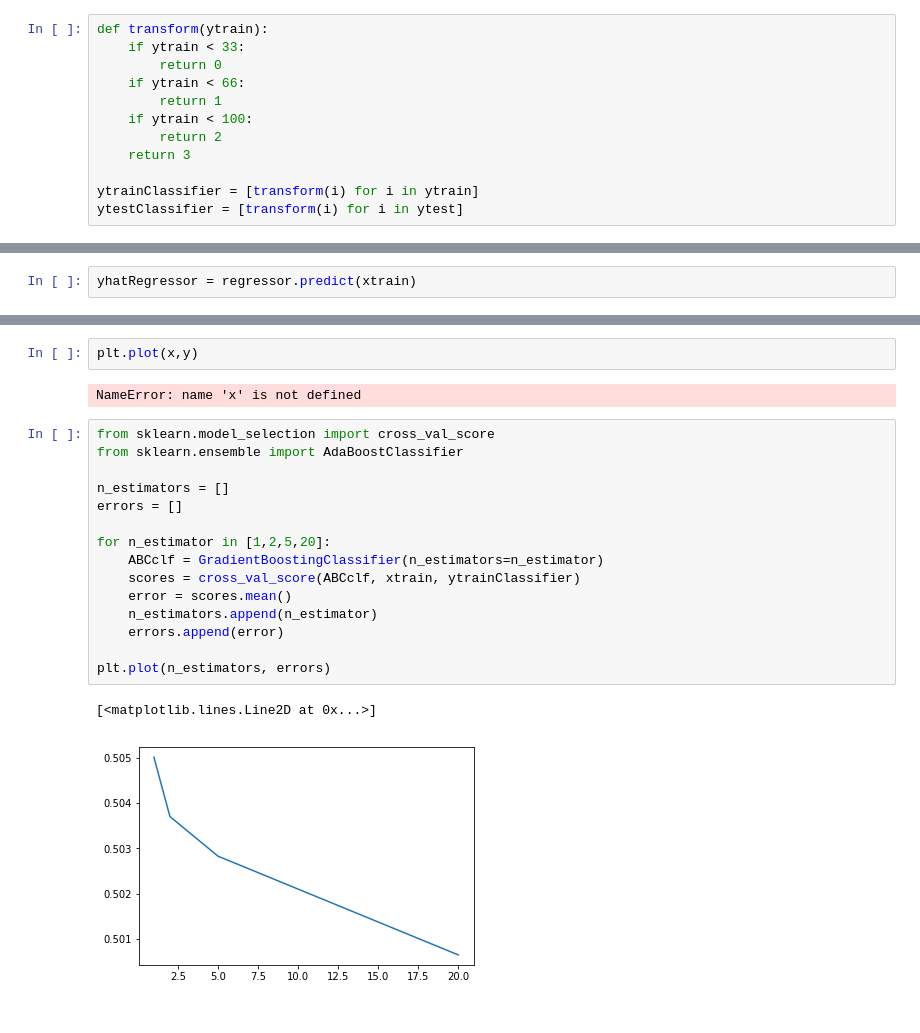
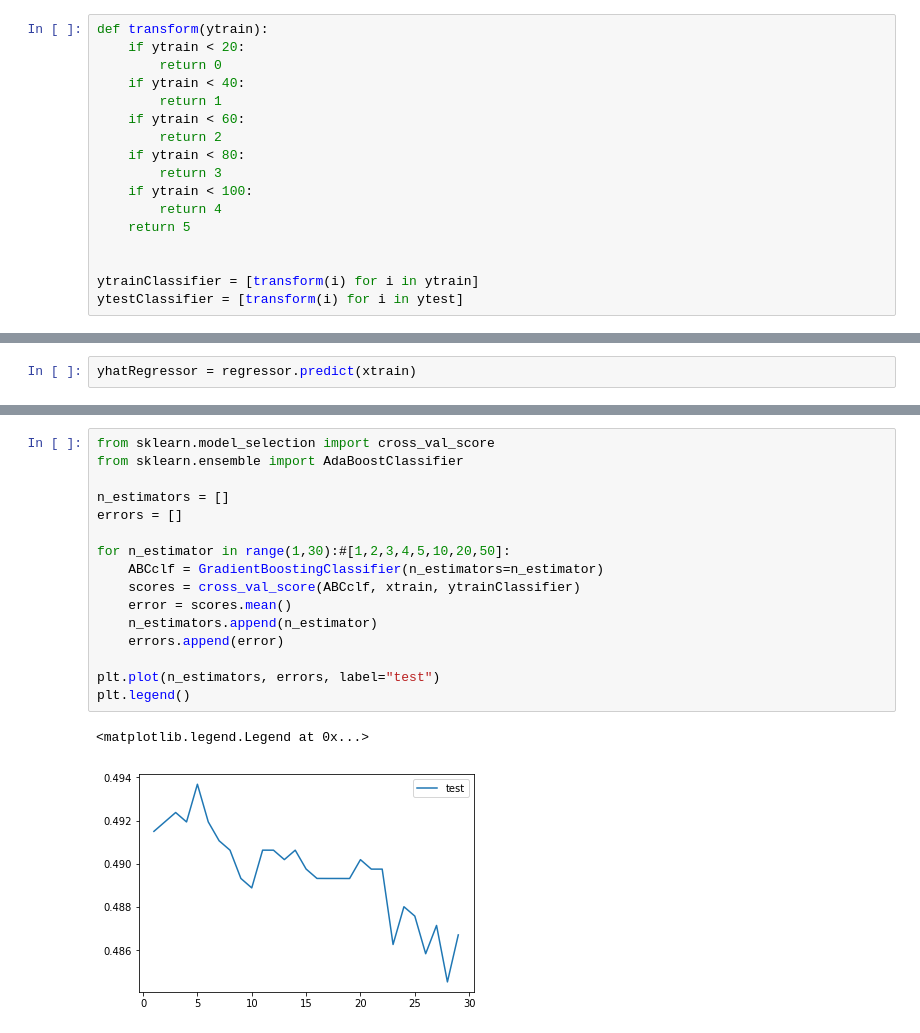
Before and after one commit to mobouzari/MLIndependentStudy, a Jupyter notebook: 80-20 with accuracy plots, fit, predict.ipynb, the cells around one changed output, grey strips where cells are left out. Drawn from its saved outputs; the diff is of its cells as text.

```diff
--- a/80-20 with accuracy plots, fit, predict.ipynb
+++ b/80-20 with accuracy plots, fit, predict.ipynb
@@ -198,13 +263,18 @@ ytest.shape
 (573,)
 # %%
 def transform(ytrain):
-    if ytrain < 33:
+    if ytrain < 20:
         return 0
-    if ytrain < 66:
+    if ytrain < 40:
         return 1
+    if ytrain < 60:
+        return 2
+    if ytrain < 80:
+        return 3
     if ytrain < 100:
-        return 2
-    return 3
+        return 4
+    return 5
+
 
 ytrainClassifier = [transform(i) for i in ytrain]
 ytestClassifier = [transform(i) for i in ytest]
@@ -252,25 +343,22 @@ mean_squared_error(ytest, yhatRegressor)
-# %%
-plt.plot(x,y)
-# %% [output]
-NameError: name 'x' is not defined
 # %%
 from sklearn.model_selection import cross_val_score
 from sklearn.ensemble import AdaBoostClassifier
 
 n_estimators = []
 errors = []
 
-for n_estimator in [1,2,5,20]:
+for n_estimator in range(1,30):#[1,2,3,4,5,10,20,50]:
     ABCclf = GradientBoostingClassifier(n_estimators=n_estimator)
     scores = cross_val_score(ABCclf, xtrain, ytrainClassifier)
     error = scores.mean()
     n_estimators.append(n_estimator)
     errors.append(error)
 
-plt.plot(n_estimators, errors)
+plt.plot(n_estimators, errors, label="test")
+plt.legend()
 # %% [output]
-[<matplotlib.lines.Line2D at 0x...>]
+<matplotlib.legend.Legend at 0x...>
-[figure, old version]
+[figure, new version]
 # %%
 clf = AdaBoostClassifier(n_estimators=1).fit(xtrain,ytrainClassifier)
 plt.hist(clf.predict(xtest), label="Predicted")
```
Also changed, not shown: parts of 35 cells of this notebook, 1 other file.
